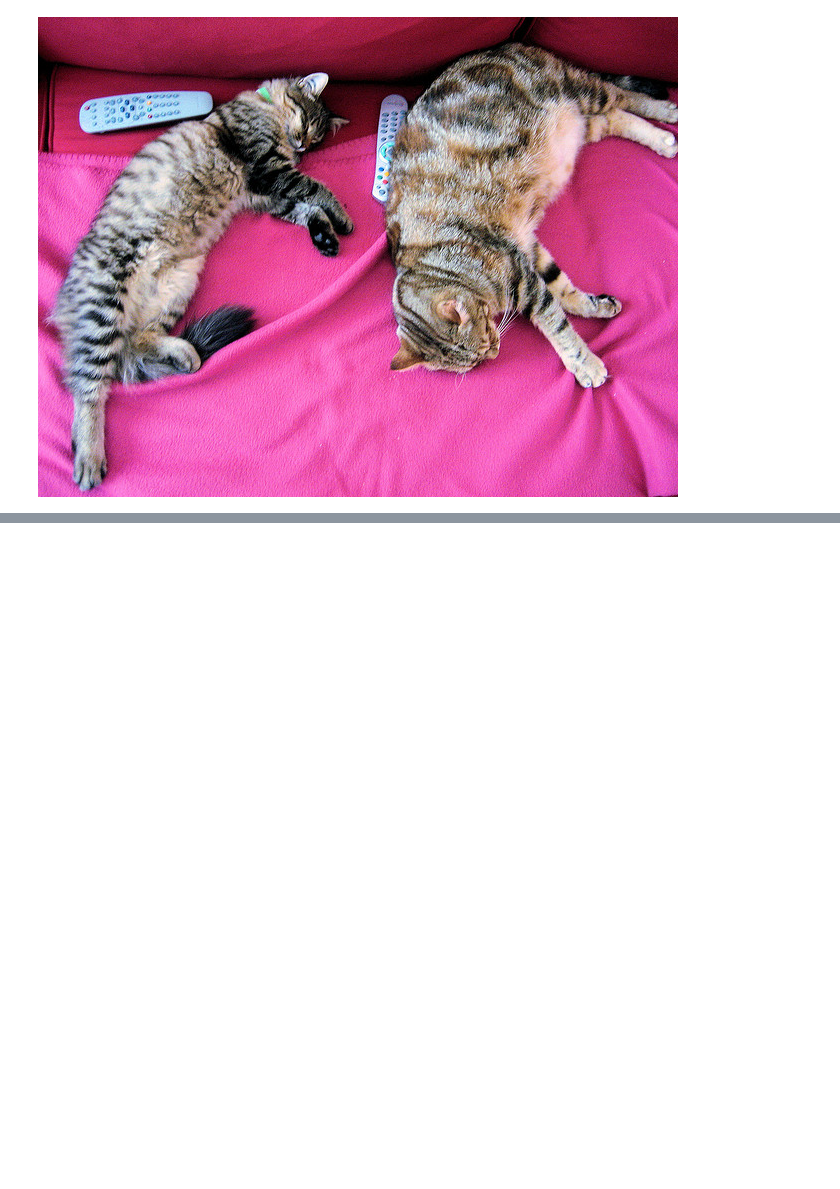
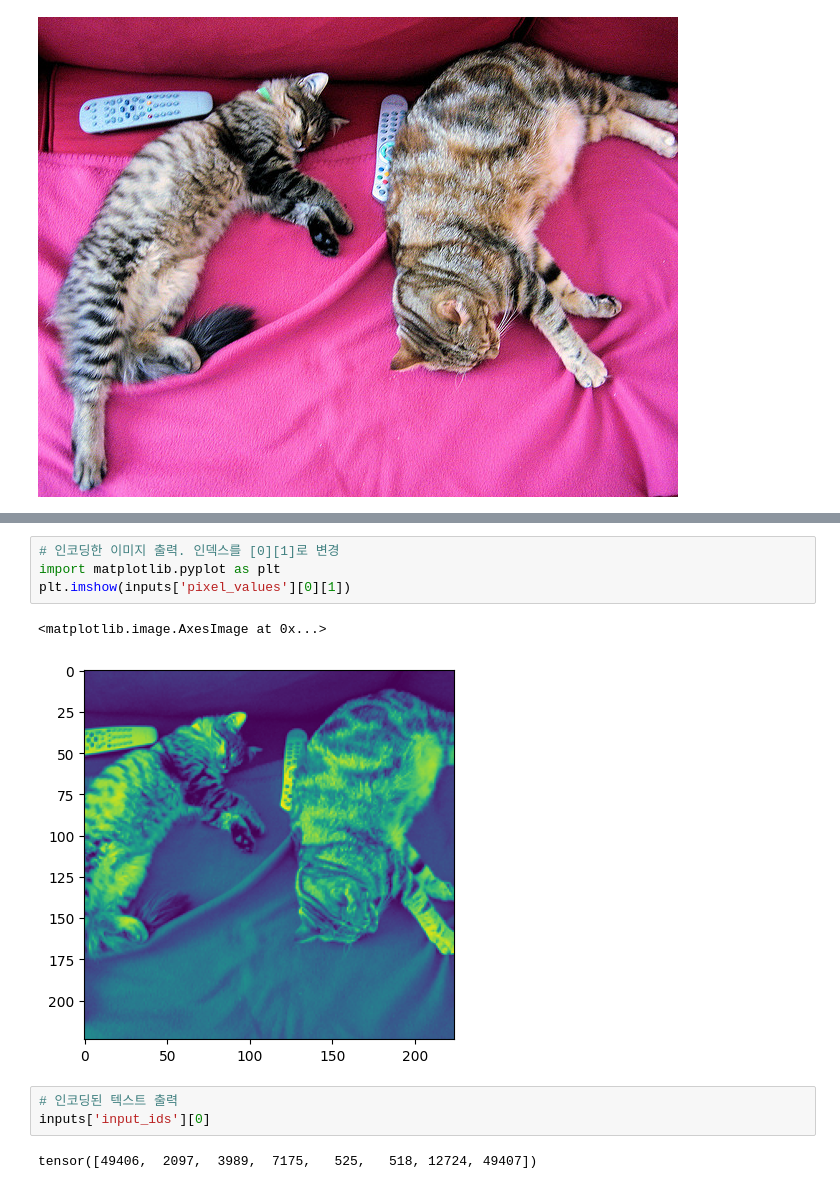
Before and after one commit to wooseungw/Higgingface_transformers, a Jupyter notebook: CLIP.ipynb, the cells around one changed output, grey strips where cells are left out. Saved outputs shown, nothing was run; the diff lists cells and outputs as text; blank space fills up the shorter version.

```diff
--- a/CLIP.ipynb
+++ b/CLIP.ipynb
@@ -16,0 +71,12 @@ processor = CLIPProcessor.from_pretrained("openai/clip-vit-base-patch32")
+# %%
+# 인코딩한 이미지 출력. 인덱스를 [0][1]로 변경
+import matplotlib.pyplot as plt
+plt.imshow(inputs['pixel_values'][0][1])
+# %% [output]
+<matplotlib.image.AxesImage at 0x...>
+[figure, added]
+# %%
+# 인코딩된 텍스트 출력
+inputs['input_ids'][0]
+# %% [output]
+tensor([49406,  2097,  3989,  7175,   525,   518, 12724, 49407])
```
Also changed, not shown: parts of 5 cells of this notebook.
